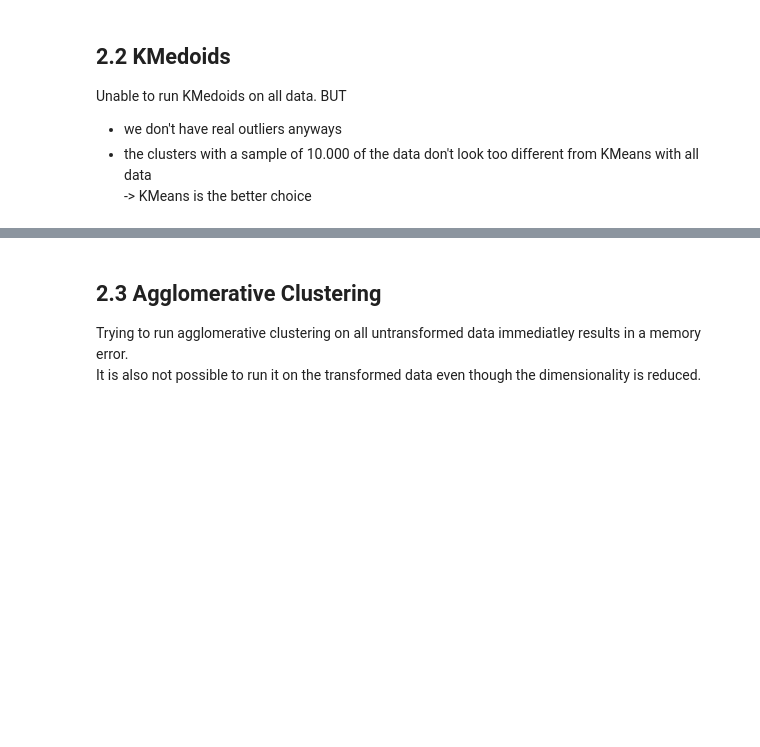
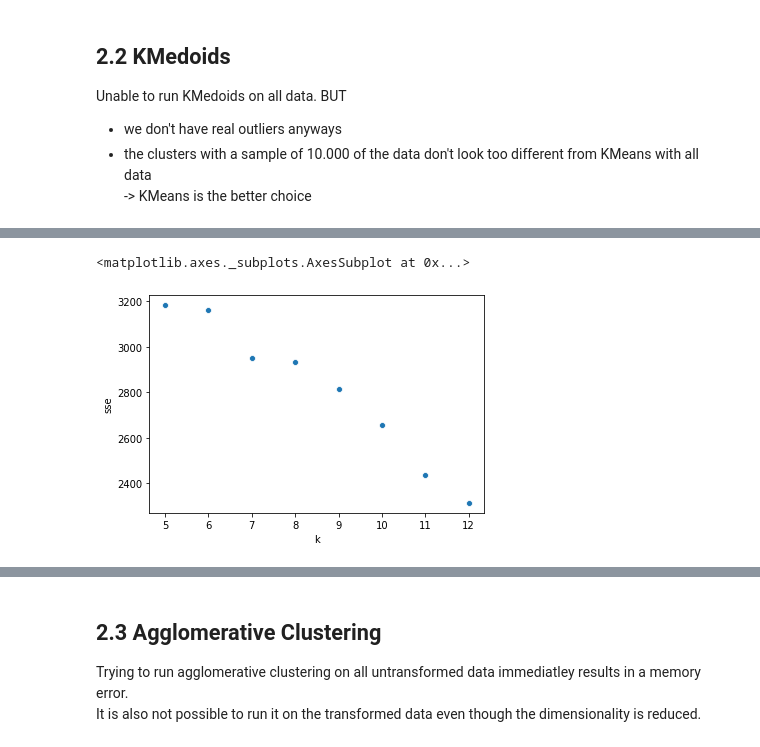
Before and after one commit to janapfeffer/DM_Project_MoviePrediction, a Jupyter notebook: ClusterExperiments.ipynb, the cells around one changed output, grey strips where cells are left out. Drawn from its saved outputs; the diff is of its cells as text; code cells hidden in the pictures; blank space fills up the shorter version.

Commit message:
Add cluster analysis with KMedoids

```diff
--- a/ClusterExperiments.ipynb
+++ b/ClusterExperiments.ipynb
@@ -231,0 +228,19 @@ plt.show()
+# %%
+# Find the best number of clusters through optimizing the SSE value
+df_sse_kmedoids = pd.DataFrame(columns=["k", "sse"])
+for i in range(5,13):
+
+    # create the clusterer
+    estimator = KMedoids(metric="euclidean", n_clusters=i)
+
+    # create the clustering
+    clusters = estimator.fit(df_joined.drop(columns="userId").head(10000))
+    cluster_ids = estimator.predict(df_joined.drop(columns="userId").head(10000))
+
+    df_sse_kmedoids = df_sse_kmedoids.append({"k": i,
+                           "sse": clusters.inertia_}, ignore_index=True)
+#     print(" SSE: " + str(clusters.inertia_))
+sb.scatterplot(x="k", y="sse",data=df_sse_kmedoids)
+# %% [output]
+<matplotlib.axes._subplots.AxesSubplot at 0x...>
+[figure, added]
```
Also changed, not shown: parts of 17 cells of this notebook.
